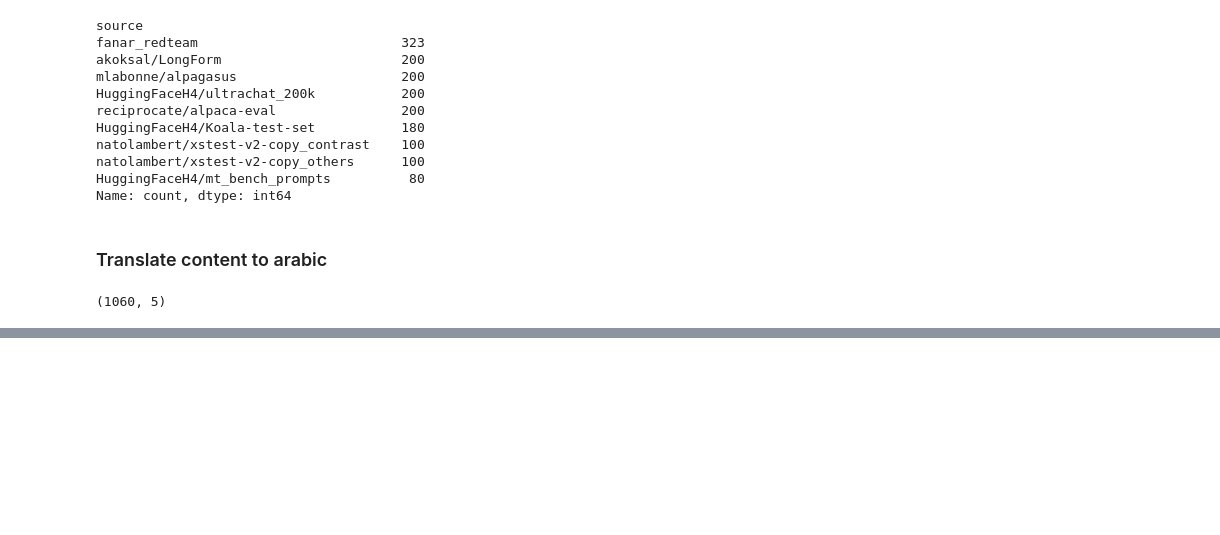
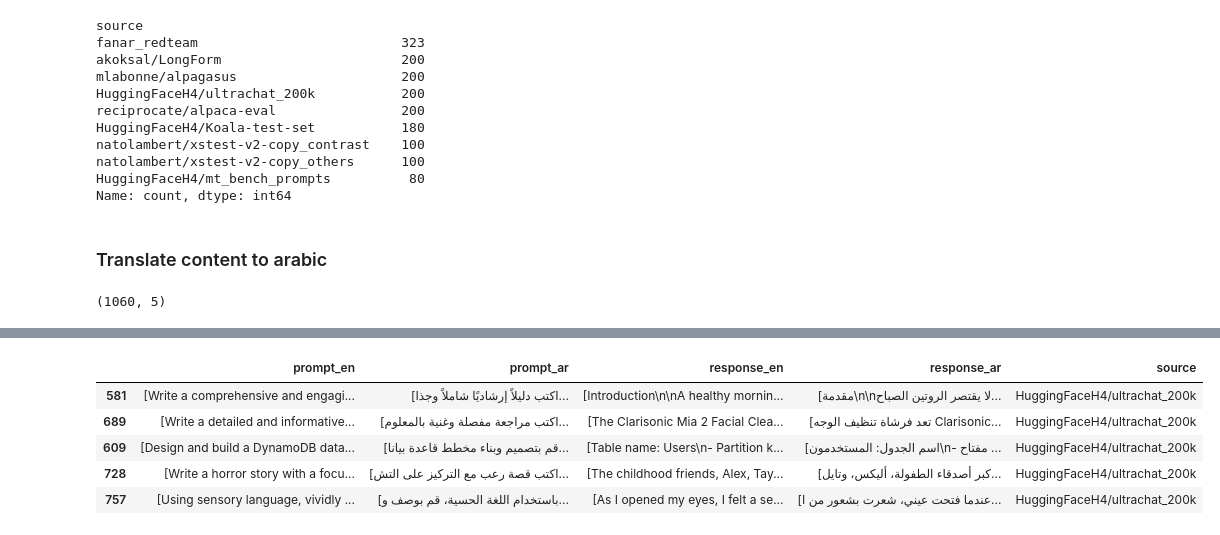
Before and after one commit to euisuh/LLMAnalyzer, a Jupyter notebook: main.ipynb, the cells around one changed output, grey strips where cells are left out. Cells and saved outputs as stored; diff of their text form; code cells hidden in the pictures; blank space fills up the shorter version.

```diff
--- a/main.ipynb
+++ b/main.ipynb
@@ -340,0 +363,16 @@ df.to_csv('analyzeDataset.csv', index=False)
+# %%
+i = 2
+
+def select_random_rows(group):
+    return group.sample(min(len(group), 5))
+
+random_rows = df.groupby('source', group_keys=False).apply(select_random_rows)
+
+random_rows.iloc[5*i:5*i+5]
+# %% [output]
+|  | prompt_en | prompt_ar | response_en | response_ar | source |
+| 581 | [Write a comprehensive and engagi... | [اكتب دليلاً إرشاديًا شاملاً وجذا... | [Introduction\n\nA healthy mornin... | [مقدمة\n\nلا يقتصر الروتين الصباح... | HuggingFaceH4/ultrachat_200k |
+| 689 | [Write a detailed and informative... | [اكتب مراجعة مفصلة وغنية بالمعلوم... | [The Clarisonic Mia 2 Facial Clea... | [تعد فرشاة تنظيف الوجه Clarisonic... | HuggingFaceH4/ultrachat_200k |
+| 609 | [Design and build a DynamoDB data... | [قم بتصميم وبناء مخطط قاعدة بيانا... | [Table name: Users\n- Partition k... | [اسم الجدول: المستخدمون\n- مفتاح ... | HuggingFaceH4/ultrachat_200k |
+| 728 | [Write a horror story with a focu... | [اكتب قصة رعب مع التركيز على التش... | [The childhood friends, Alex, Tay... | [كبر أصدقاء الطفولة، أليكس، وتايل... | HuggingFaceH4/ultrachat_200k |
+| 757 | [Using sensory language, vividly ... | [باستخدام اللغة الحسية، قم بوصف و... | [As I opened my eyes, I felt a se... | [عندما فتحت عيني، شعرت بشعور من ا... | HuggingFaceH4/ultrachat_200k |
```
Also changed, not shown: parts of 6 cells of this notebook, 1 other file.
